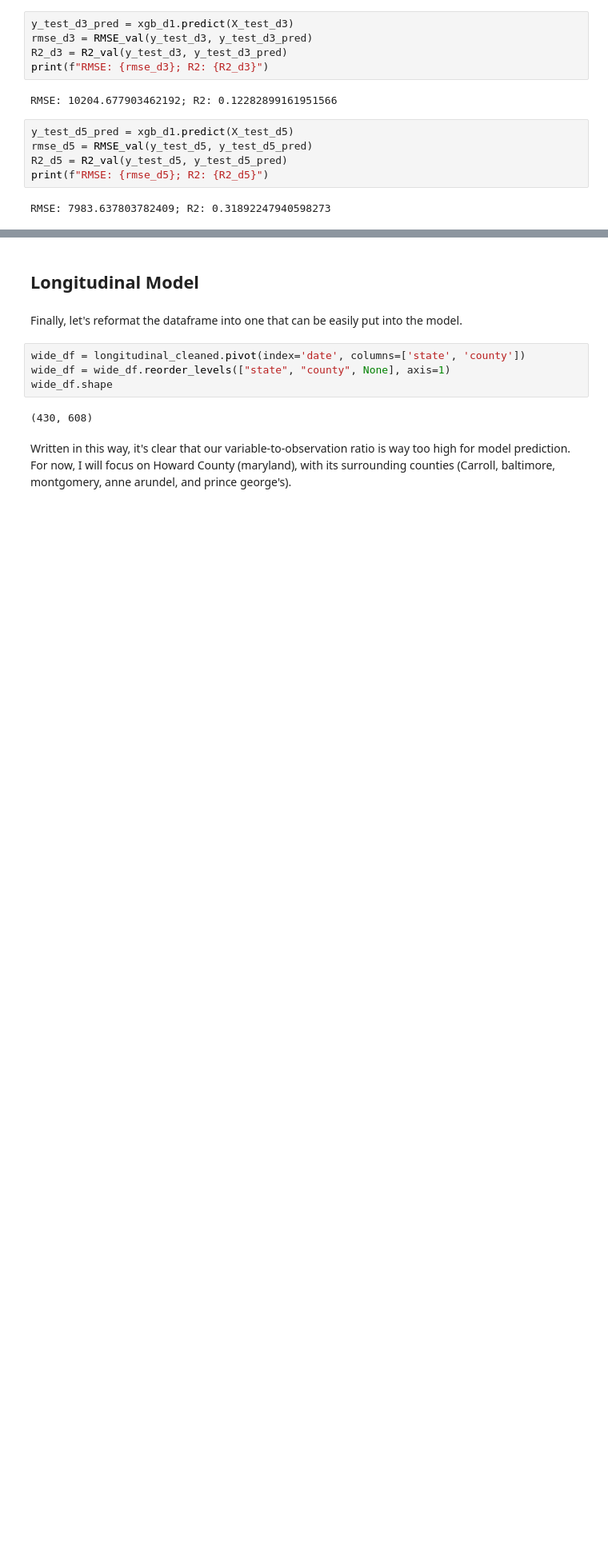
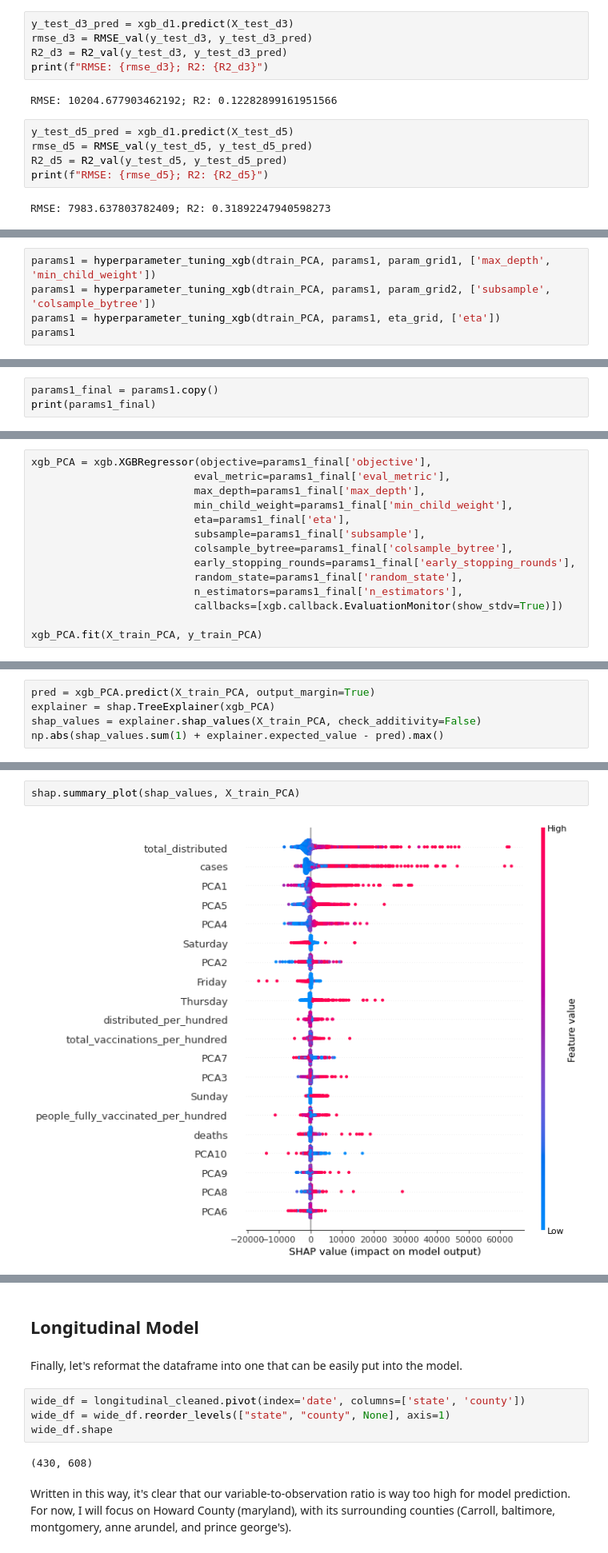
Before and after one commit to GaniPerez/COVID_Case_Prediction, a Jupyter notebook: COVID19_RNN_byState.ipynb, the cells around one changed output, grey strips where cells are left out. Shown at 80% size. Cells and saved outputs as stored; diff of their text form; blank space fills up the shorter version.

Commit message:
longitudinal dataframe made and final XGBoost model trained

```diff
--- a/COVID19_RNN_byState.ipynb
+++ b/COVID19_RNN_byState.ipynb
@@ -1940,0 +2148,5 @@ Clearly, our current set of features do not predict cases well past 1 day. Keepi
+# %%
+params1 = hyperparameter_tuning_xgb(dtrain_PCA, params1, param_grid1, ['max_depth', 'min_child_weight'])
+params1 = hyperparameter_tuning_xgb(dtrain_PCA, params1, param_grid2, ['subsample', 'colsample_bytree'])
+params1 = hyperparameter_tuning_xgb(dtrain_PCA, params1, eta_grid, ['eta'])
+params1
@@ -1940,0 +2181,3 @@ Clearly, our current set of features do not predict cases well past 1 day. Keepi
+# %%
+params1_final = params1.copy()
+print(params1_final)
@@ -1940,0 +2186,14 @@ Clearly, our current set of features do not predict cases well past 1 day. Keepi
+# %%
+xgb_PCA = xgb.XGBRegressor(objective=params1_final['objective'],
+                          eval_metric=params1_final['eval_metric'],
+                          max_depth=params1_final['max_depth'],
+                          min_child_weight=params1_final['min_child_weight'],
+                          eta=params1_final['eta'],
+                          subsample=params1_final['subsample'],
+                          colsample_bytree=params1_final['colsample_bytree'],
+                          early_stopping_rounds=params1_final['early_stopping_rounds'],
+                          random_state=params1_final['random_state'],
+                          n_estimators=params1_final['n_estimators'],
+                          callbacks=[xgb.callback.EvaluationMonitor(show_stdv=True)])
+
+xgb_PCA.fit(X_train_PCA, y_train_PCA)
@@ -1940,0 +2212,5 @@ Clearly, our current set of features do not predict cases well past 1 day. Keepi
+# %%
+pred = xgb_PCA.predict(X_train_PCA, output_margin=True)
+explainer = shap.TreeExplainer(xgb_PCA)
+shap_values = explainer.shap_values(X_train_PCA, check_additivity=False)
+np.abs(shap_values.sum(1) + explainer.expected_value - pred).max()
@@ -1940,0 +2220,4 @@ Clearly, our current set of features do not predict cases well past 1 day. Keepi
+# %%
+shap.summary_plot(shap_values, X_train_PCA)
+# %% [output]
+[figure, added]
```
Also changed, not shown: parts of 82 cells of this notebook.
